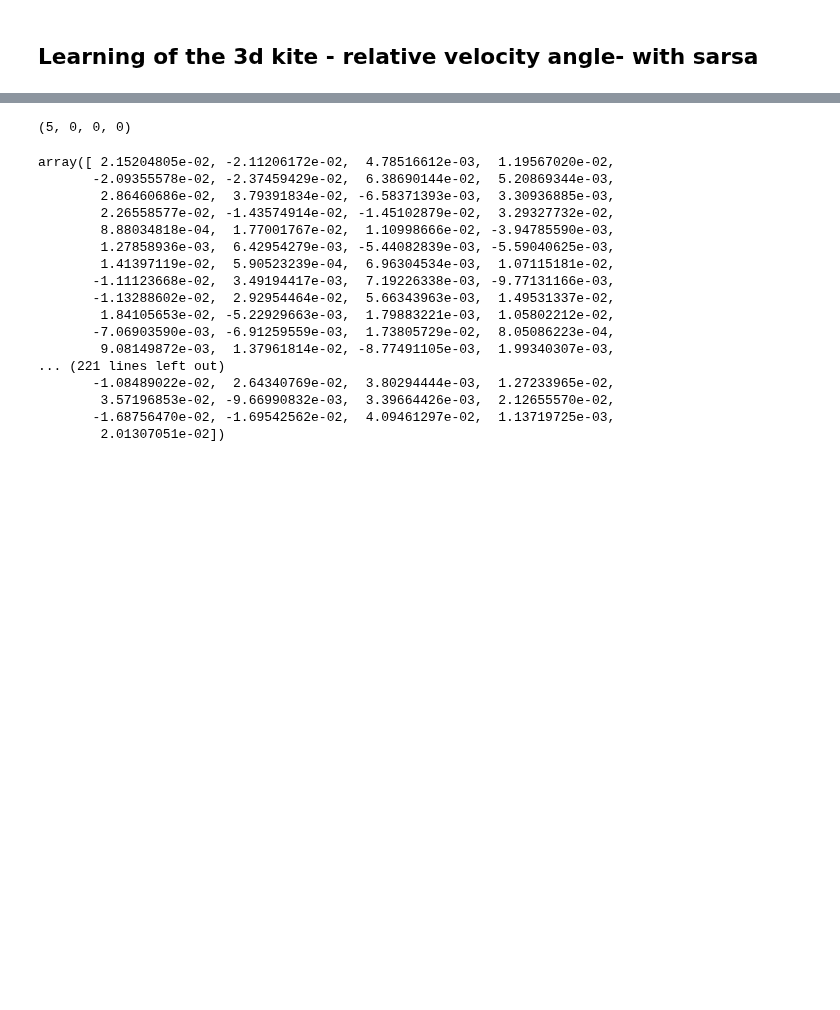
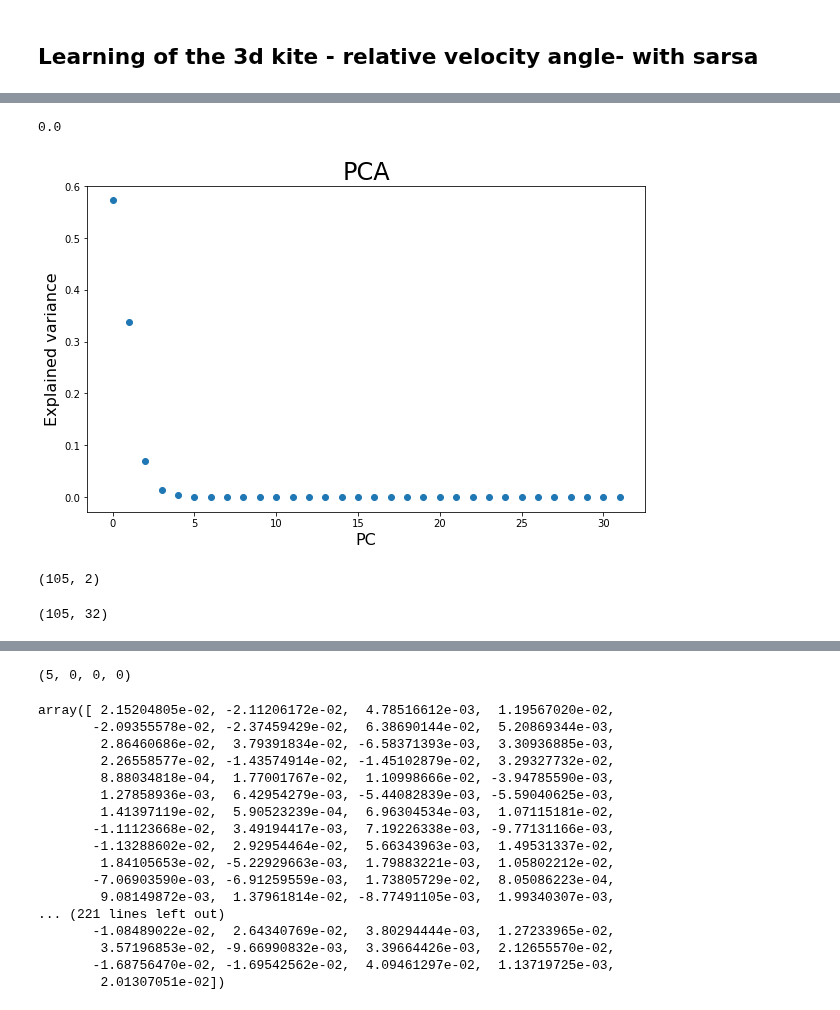
Before and after one commit to lorenzobasile/KiteRL, a Jupyter notebook: analyze_training.ipynb, the cells around one changed output, grey strips where cells are left out. Cells and saved outputs as stored; diff of their text form; code cells hidden in the pictures; blank space fills up the shorter version.

```diff
--- a/analyze_training.ipynb
+++ b/analyze_training.ipynb
@@ -150,0 +101,18 @@ array([252, 258, 315, 378, 321, 261, 384, 324, 189, 162, 270, 441, 288,
+# %%
+net=Net()
+net.load_state_dict(torch.load(data_dir+"best_weights.h5"))
+n_attack=15
+n_bank=7
+i=0
+R = np.zeros((105*1, 32))
+for attack in range(n_attack):
+    for bank in range(n_bank):
+        for beta in np.linspace(-1,1,1):
+            attack_f=attack-(n_attack/2)
+            bank_f=bank-(n_bank/2)
+            attack_f /= n_attack
+            bank_f /= n_bank
+
+            repre,_=net(torch.tensor([attack_f, bank_f]).float())
+            R[i] = np.array(repre.detach().numpy())
+            i+=1
@@ -150,0 +140,16 @@ array([252, 258, 315, 378, 321, 261, 384, 324, 189, 162, 270, 441, 288,
+# %%
+print((R[0,0]))
+# %% [output]
+0.0
+# %%
+pca = PCA(n_components=32)
+R_pca=pca.fit_transform(R)
+# %%
+plt.figure(figsize=(10,6))
+plt.title("PCA", fontsize=24)
+plt.ylabel("Explained variance", fontsize=16)
+plt.xlabel("PC", fontsize=16)
+plt.plot(pca.explained_variance_ratio_, 'o')
+plt.savefig("exp_var.png")
+# %% [output]
+[figure, added]
@@ -150,0 +158,8 @@ array([252, 258, 315, 378, 321, 261, 384, 324, 189, 162, 270, 441, 288,
+# %%
+R_embedded.shape
+# %% [output]
+(105, 2)
+# %%
+R_pca.shape
+# %% [output]
+(105, 32)
```
Also changed, not shown: parts of 15 cells of this notebook, 6 other files.
